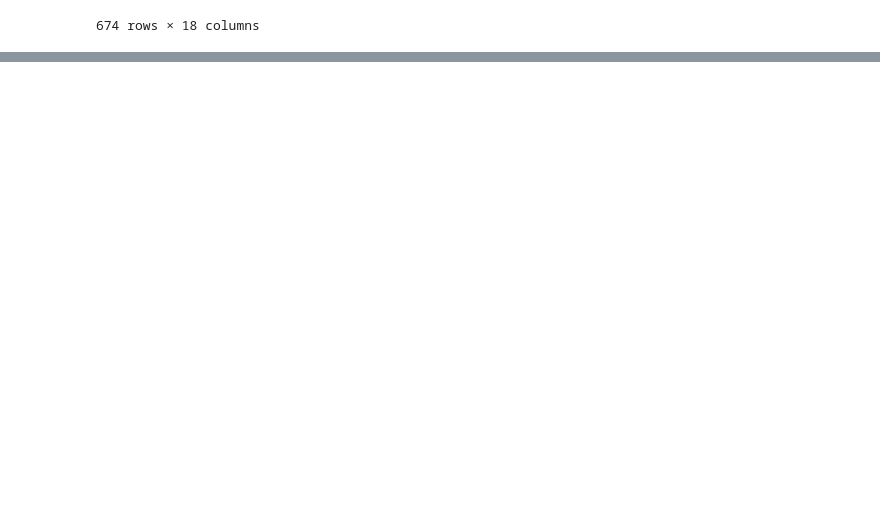
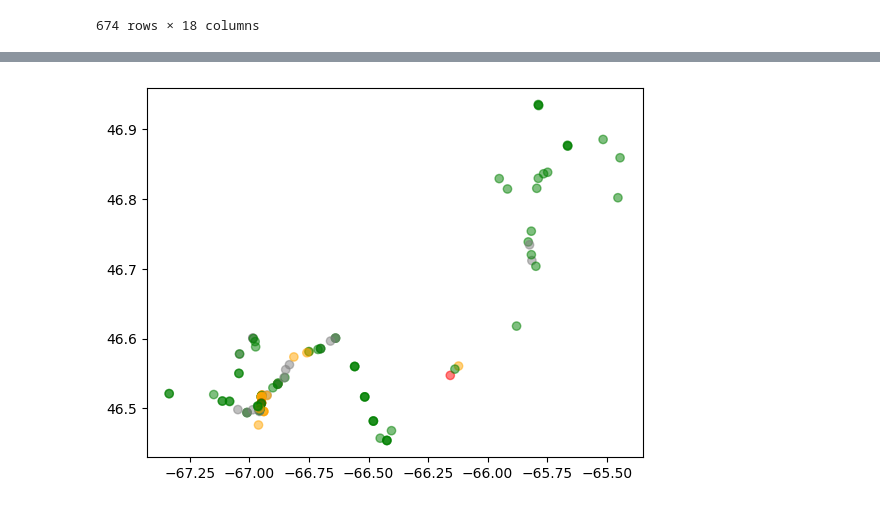
Before and after one commit to dfo-gulf-science/fgp-datasets, a Jupyter notebook: a9728eea (eDNA SMB)/script_for_creating_wms.ipynb, the cells around one changed output, grey strips where cells are left out. Cells and saved outputs as stored; diff of their text form; code cells hidden in the pictures; blank space fills up the shorter version.

```diff
--- a/a9728eea (eDNA SMB)/script_for_creating_wms.ipynb
+++ b/a9728eea (eDNA SMB)/script_for_creating_wms.ipynb
@@ -115,0 +212,19 @@ subdf
+# %%
+# how to deal with the occurrences
+df["occurrenceStatus"].unique()
+
+
+def cleaner_func(x):
+    if "Detected" in x:
+        return "Detected"
+    elif "Suspected" in x:
+        return "Suspected"
+    elif "Inconclusive" in x:
+        return "Inconclusive"
+    else:
+        return "Not detected"
+
+
+subdf["Occurrence Status"] = subdf["Occurrence Status"].apply(lambda x: cleaner_func(x))
+subdf["Color (mapping)"] = subdf["Occurrence Status"].map(color_map)
+subdf
@@ -116,2 +245,11 @@ subdf
+# %%
+# re-plotting
+x = subdf["Longitude"]
+y = subdf["Latitude"]
+colors = subdf["Color (mapping)"]
+plt.scatter(x, y, c=colors, alpha=0.5)
+plt.show()
+# %% [output]
+[figure, added]
 # %%
 # write the final dataframe to a CSV
```
Also changed, not shown: parts of 12 cells of this notebook, 2 other files.
